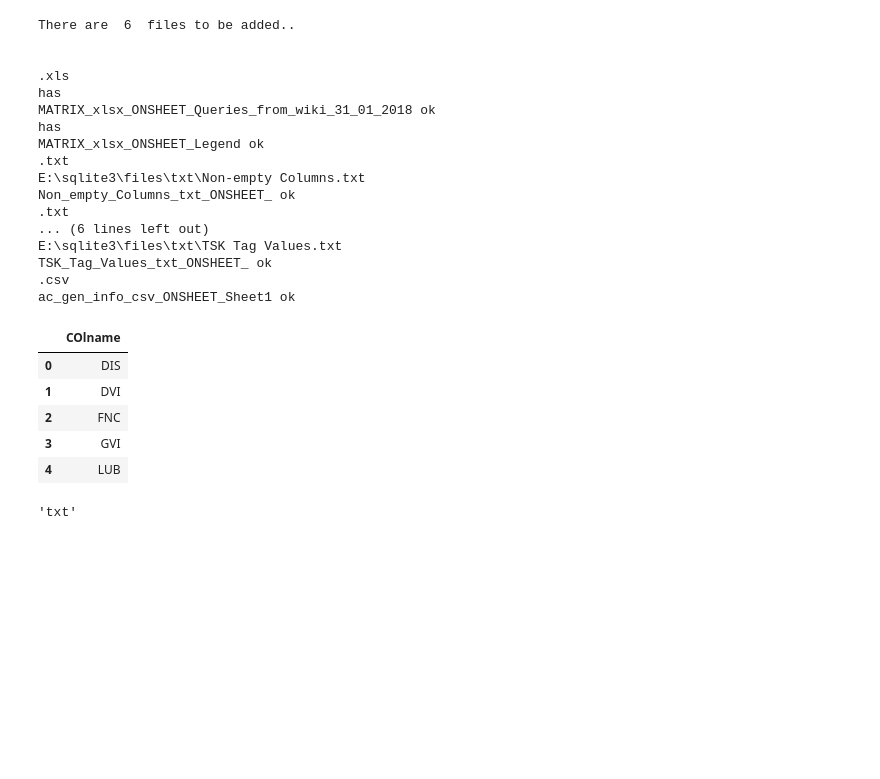
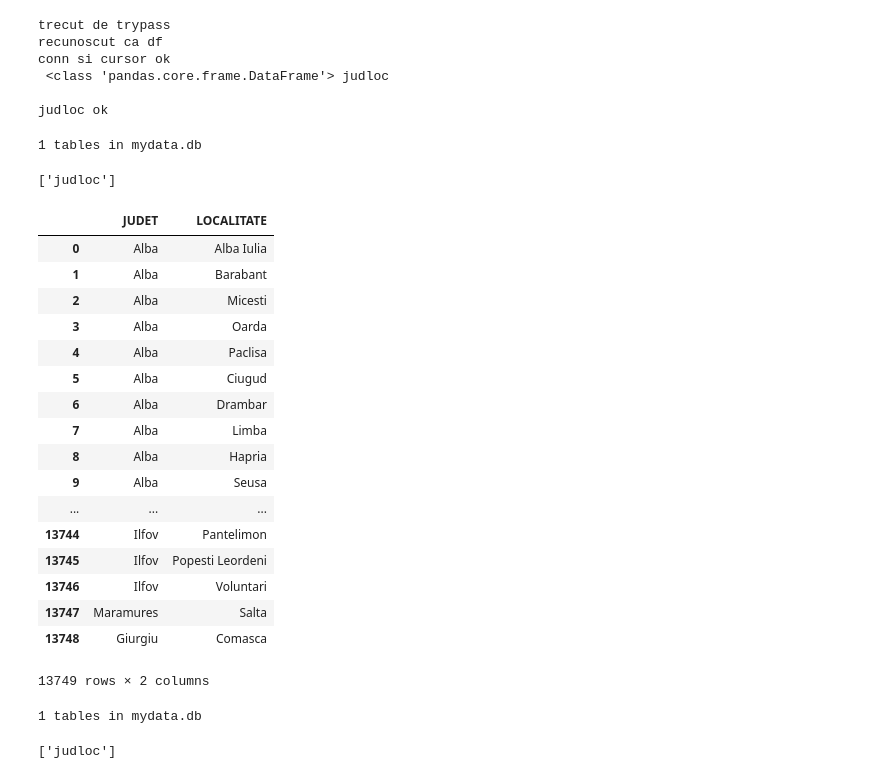
Before and after one commit to ClimenteA/pandas-dataframe-to-sqlite3-database, a Jupyter notebook: df2db.ipynb, the cells around one changed output. Saved outputs shown, nothing was run; the diff lists cells and outputs as text; code cells hidden in the pictures; blank space fills up the shorter version.

```diff
--- a/df2db.ipynb
+++ b/df2db.ipynb
@@ -263,42 +538,35 @@ todf = Df2db('dxl.db', r'E:\sqlite3\files')
+# %%
+todf.df_tosql(jud_loc, 'judloc')
+# %% [output]
+trecut de trypass
+recunoscut ca df
+conn si cursor ok
+ <class 'pandas.core.frame.DataFrame'> judloc
+
+judloc ok
 # %%
-todf.dfs_tosql()
+todf.show_db_tables()
 # %% [output]
-There are  6  files to be added..
-
-
-.xls
-has
-MATRIX_xlsx_ONSHEET_Queries_from_wiki_31_01_2018 ok
-has
-MATRIX_xlsx_ONSHEET_Legend ok
-.txt
-E:\sqlite3\files\txt\Non-empty Columns.txt
-Non_empty_Columns_txt_ONSHEET_ ok
-.txt
-... (6 lines left out)
-E:\sqlite3\files\txt\TSK Tag Values.txt
-TSK_Tag_Values_txt_ONSHEET_ ok
-.csv
-ac_gen_info_csv_ONSHEET_Sheet1 ok
+1 tables in mydata.db
+['judloc']
-# %%
-p = "E:\\sqlite3\\files\\txt\\TSK Tag Values.txt"
-txt = open(p).read().splitlines()
-
-
-
-df = pd.Series(txt)
-df = pd.DataFrame({'COlname': df})
-df.head()
-# %% [output]
-|  | COlname |
-| 0 | DIS |
-| 1 | DVI |
-| 2 | FNC |
-| 3 | GVI |
-| 4 | LUB |
-# %%
-p = "E:\\sqlite3\\files\\txt\\TSK Tag Values.txt"
-
-p.split('.')[-1]
-# %% [output]
-'txt'
+# %%
+todf.getdf_fromdb("judloc")
+# %% [output]
+|  | JUDET | LOCALITATE |
+| 0 | Alba | Alba Iulia |
+| 1 | Alba | Barabant |
+| 2 | Alba | Micesti |
+| 3 | Alba | Oarda |
+| 4 | Alba | Paclisa |
+| 5 | Alba | Ciugud |
+| 6 | Alba | Drambar |
+| 7 | Alba | Limba |
+| 8 | Alba | Hapria |
+| 9 | Alba | Seusa |
+| ... | ... | ... |
+| 13744 | Ilfov | Pantelimon |
+| 13745 | Ilfov | Popesti Leordeni |
+| 13746 | Ilfov | Voluntari |
+| 13747 | Maramures | Salta |
+| 13748 | Giurgiu | Comasca |
+13749 rows × 2 columns
@@ -305,3 +575,8 @@ p.split('.')[-1]
+# %%
+todf.show_db_tables()
+# %% [output]
+1 tables in mydata.db
+['judloc']
 # %%
 """
 #Import class Df2db from df2db module
```
Also changed, not shown: parts of 7 cells of this notebook, 1 other file.
